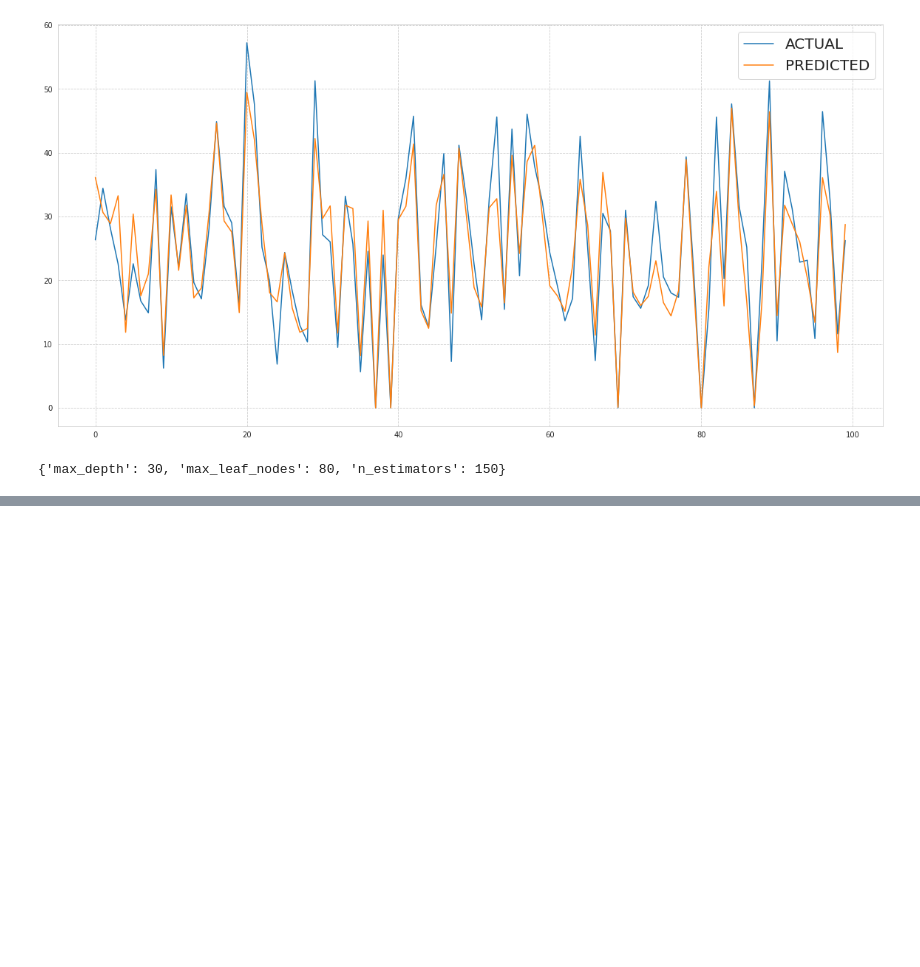
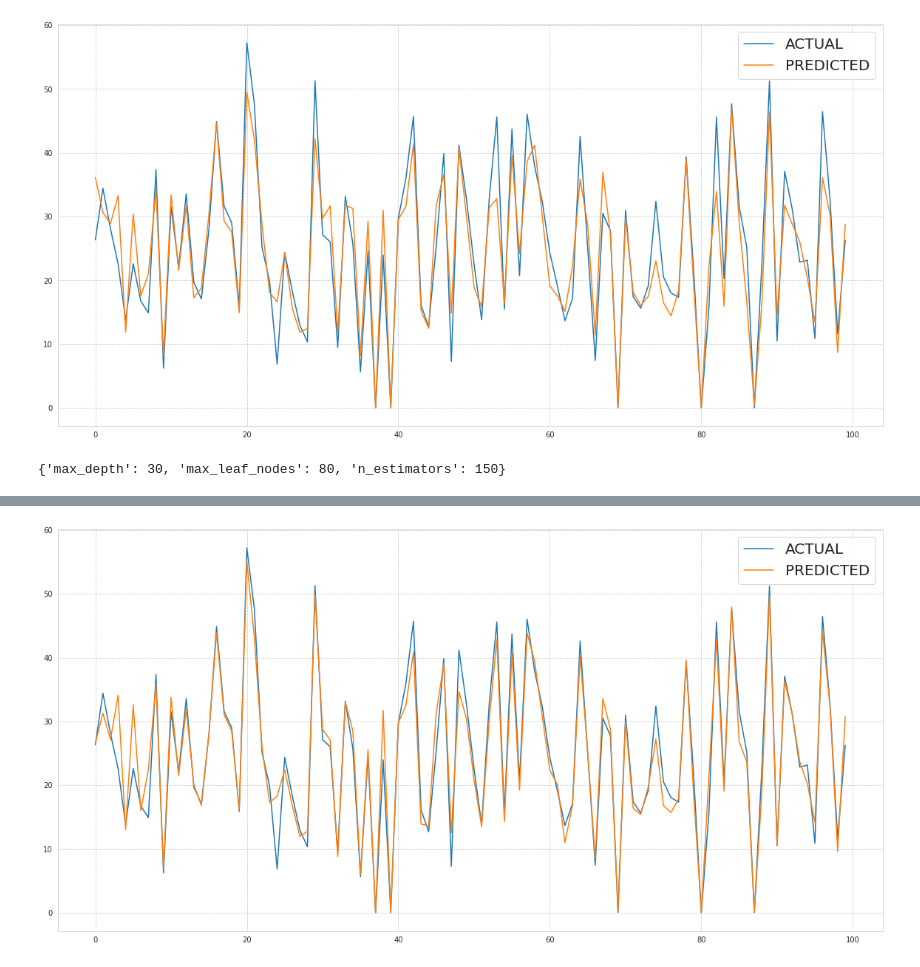
Before and after one commit to Aaryant31/Bike-Sharing-Demand-Prediction, a Jupyter notebook: Rahul_Kumar_soni_Notebook_Bike_Sharing_Demand_Prediction_Capstone_Project.ipynb, the cells around one changed output, grey strips where cells are left out. Cells and saved outputs as stored; diff of their text form; code cells hidden in the pictures; blank space fills up the shorter version.

```diff
--- a/Rahul_Kumar_soni_Notebook_Bike_Sharing_Demand_Prediction_Capstone_Project.ipynb
+++ b/Rahul_Kumar_soni_Notebook_Bike_Sharing_Demand_Prediction_Capstone_Project.ipynb
@@ -503,0 +575,10 @@ Adjusted R2 :  0.8528681995034395
+# %%
+n_estimators=[80,100,150]
+max_depth=[15,20,30]
+
+params = {'n_estimators':n_estimators,'max_depth':max_depth }
+# %%
+xgb_grid= GridSearchCV(xgb_model,param_grid=params)
+# %%
+run_model(xgb_grid,X_train,y_train,X_test,y_test)
+# %% [output]
@@ -503,0 +602 @@ Adjusted R2 :  0.8528681995034395
+[figure, added]
```
Also changed, not shown: parts of 14 cells of this notebook.
